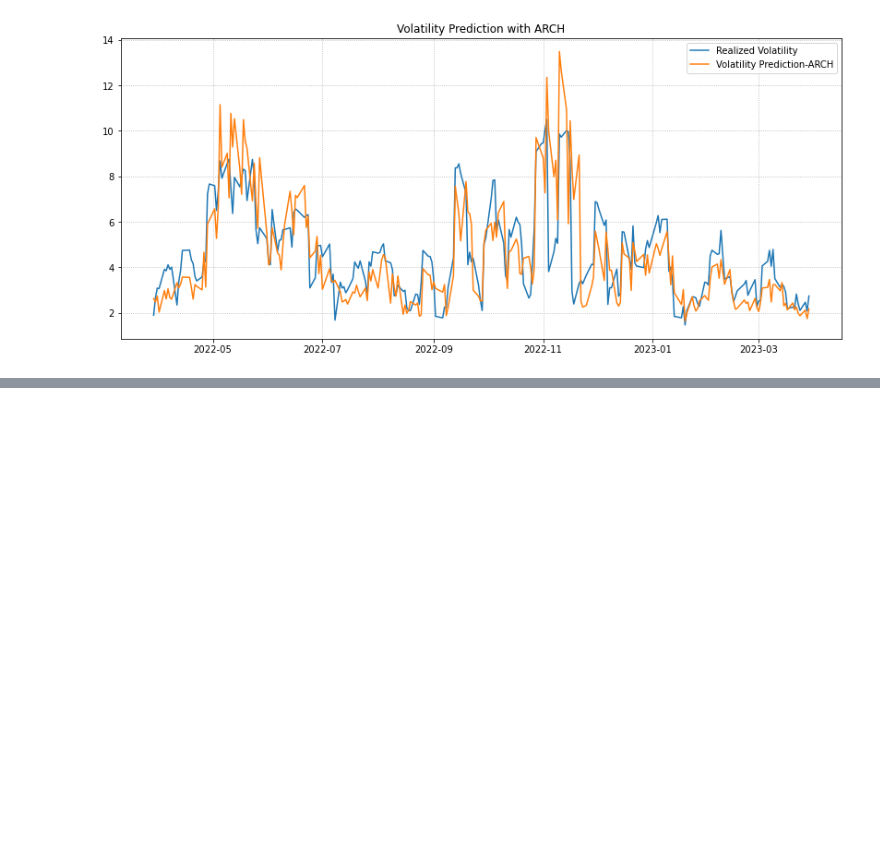
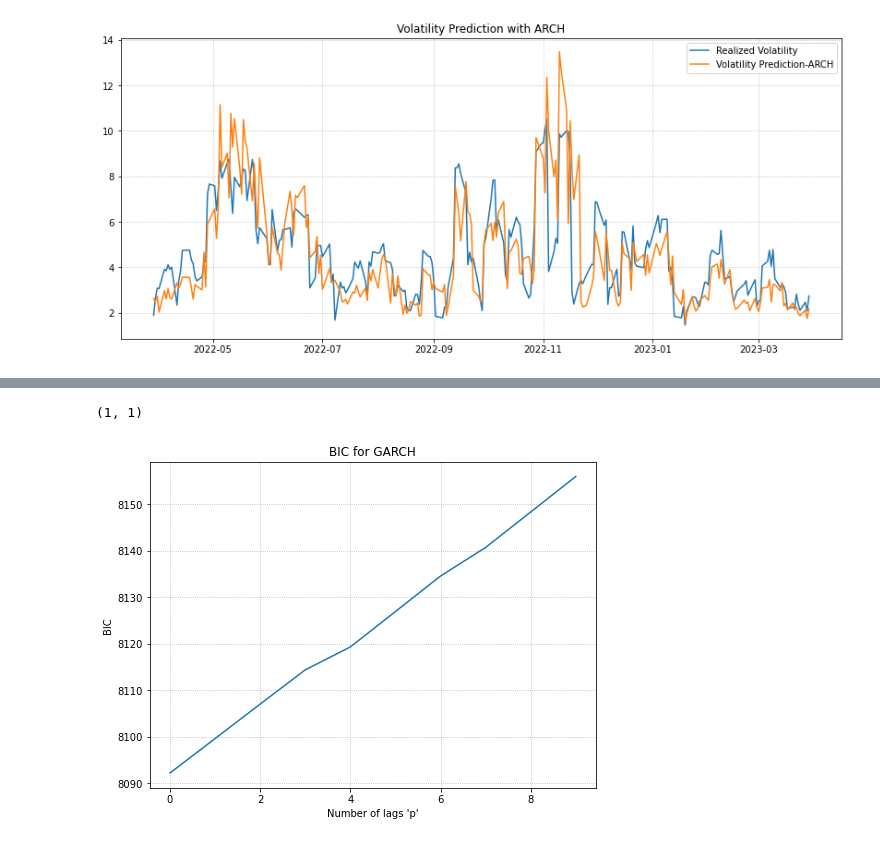
Before and after one commit to AmirDehkordi/Implied-VOL, a Jupyter notebook: Volatility.ipynb, the cells around one changed output, grey strips where cells are left out. Cells and saved outputs as stored; diff of their text form; code cells hidden in the pictures; blank space fills up the shorter version.

Commit message:
Added GARCH Model

```diff
--- a/Volatility.ipynb
+++ b/Volatility.ipynb
@@ -298,0 +298,4 @@ The GARCH model is similar to the ARCH model in that it assumes that the conditi
+# %%
+# Built-in funtion for GARCH modelling
+garch = arch_model(df['return'], mean='zero', vol='GARCH', p=1, o=0, q=1).fit(disp='off')
+print(garch.summary())
@@ -298,0 +323,22 @@ The GARCH model is similar to the ARCH model in that it assumes that the conditi
+# %%
+# Tuning the GARCH model with respect to lag parameters of p and q
+bic_garch = []
+for p in range(1, 11):
+    for q in range(1, 11):
+        garch = arch_model(df['return'], mean='zero',vol='GARCH', p=p, o=0, q=q).fit(disp='off')
+        bic_garch.append(garch.bic)
+        if garch.bic == np.min(bic_garch):
+            best_param = p, q
+best_param
+# %% [output]
+(1, 1)
+# %%
+# Plotting the Bayesian Information Criterion for the GARCH model w.r.t. lag p
+plt.figure(figsize=(8, 6))
+plt.plot(bic_garch[1:101:10])
+plt.title('BIC for GARCH')
+plt.ylabel('BIC')
+plt.xlabel("Number of lags 'p'")
+plt.grid(linestyle=':');
+# %% [output]
+[figure, added]
```
Also changed, not shown: parts of 21 cells of this notebook.
